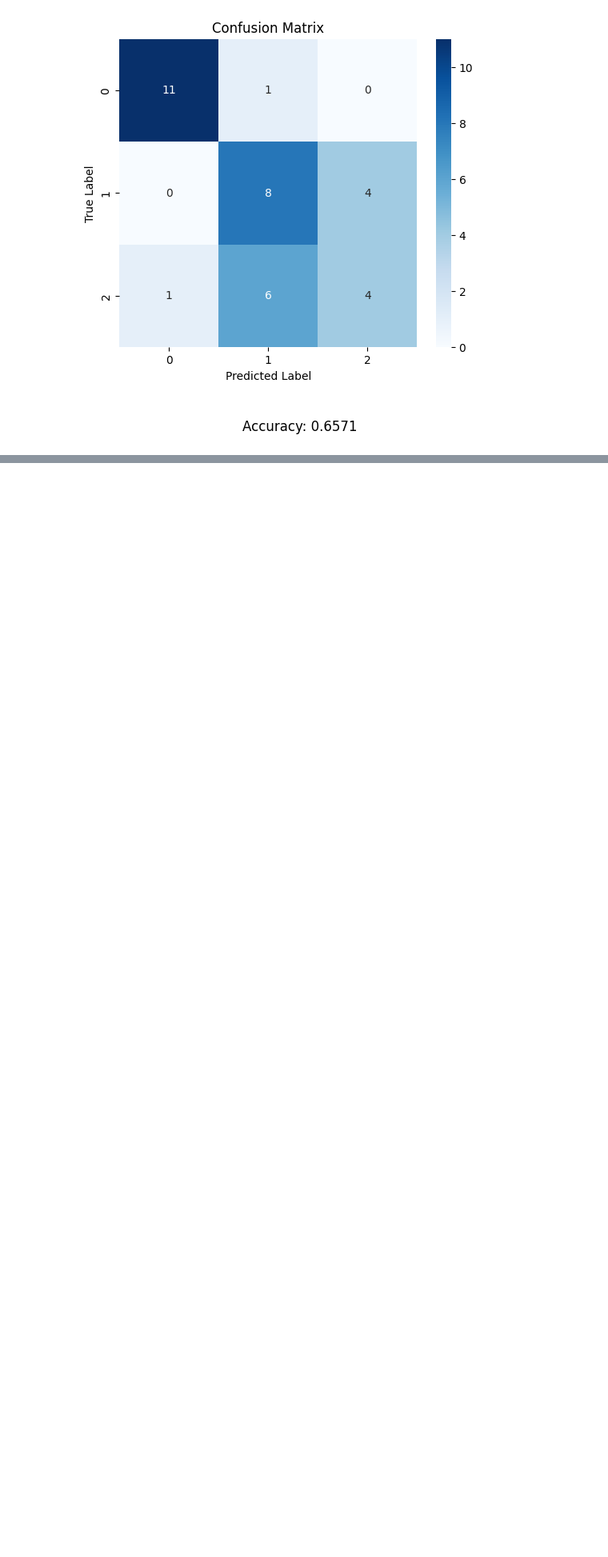
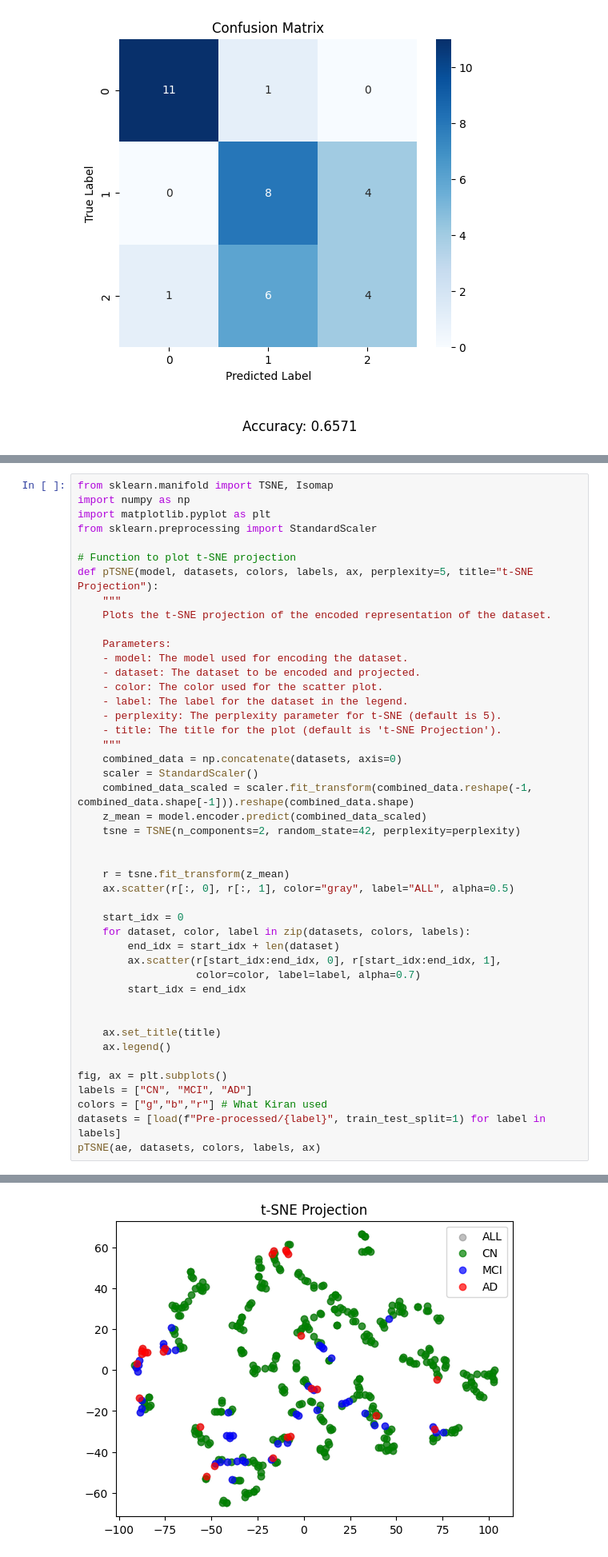
Before and after one commit to Vaakir/unsupervised-deep-learning-bachelor-thesis, a Jupyter notebook: test_optimal_depths.ipynb, the cells around one changed output, grey strips where cells are left out. Shown at 80% size. Drawn from its saved outputs; the diff is of its cells as text; blank space fills up the shorter version.

```diff
--- a/test_optimal_depths.ipynb
+++ b/test_optimal_depths.ipynb
@@ -155,0 +243,46 @@ classifier_test(ae, *load(subdirs=["CN","MCI","AD"], take=30, train_test_split=0
+# %%
+from sklearn.manifold import TSNE, Isomap
+import numpy as np
+import matplotlib.pyplot as plt
+from sklearn.preprocessing import StandardScaler
+
+# Function to plot t-SNE projection
+def pTSNE(model, datasets, colors, labels, ax, perplexity=5, title="t-SNE Projection"):
+    """
+    Plots the t-SNE projection of the encoded representation of the dataset.
+
+    Parameters:
+    - model: The model used for encoding the dataset.
+    - dataset: The dataset to be encoded and projected.
+    - color: The color used for the scatter plot.
+    - label: The label for the dataset in the legend.
+    - perplexity: The perplexity parameter for t-SNE (default is 5).
+    - title: The title for the plot (default is 't-SNE Projection').
+    """
+    combined_data = np.concatenate(datasets, axis=0)
+    scaler = StandardScaler()
+    combined_data_scaled = scaler.fit_transform(combined_data.reshape(-1, combined_data.shape[-1])).reshape(combined_data.shape)
+    z_mean = model.encoder.predict(combined_data_scaled)
+    tsne = TSNE(n_components=2, random_state=42, perplexity=perplexity)
+
+
+    r = tsne.fit_transform(z_mean)
+    ax.scatter(r[:, 0], r[:, 1], color="gray", label="ALL", alpha=0.5)
+
+    start_idx = 0
+    for dataset, color, label in zip(datasets, colors, labels):
+        end_idx = start_idx + len(dataset)
+        ax.scatter(r[start_idx:end_idx, 0], r[start_idx:end_idx, 1],
+                   color=color, label=label, alpha=0.7)
+        start_idx = end_idx
+
+
+    ax.set_title(title)
+    ax.legend()
+
+fig, ax = plt.subplots()
+labels = ["CN", "MCI", "AD"]
+colors = ["g","b","r"] # What Kiran used
+datasets = [load(f"Pre-processed/{label}", train_test_split=1) for label in labels]
+pTSNE(ae, datasets, colors, labels, ax)
+# %% [output]
@@ -155,0 +290 @@ classifier_test(ae, *load(subdirs=["CN","MCI","AD"], take=30, train_test_split=0
+[figure, added]
```
Also changed, not shown: parts of 15 cells of this notebook, 3 other files.
